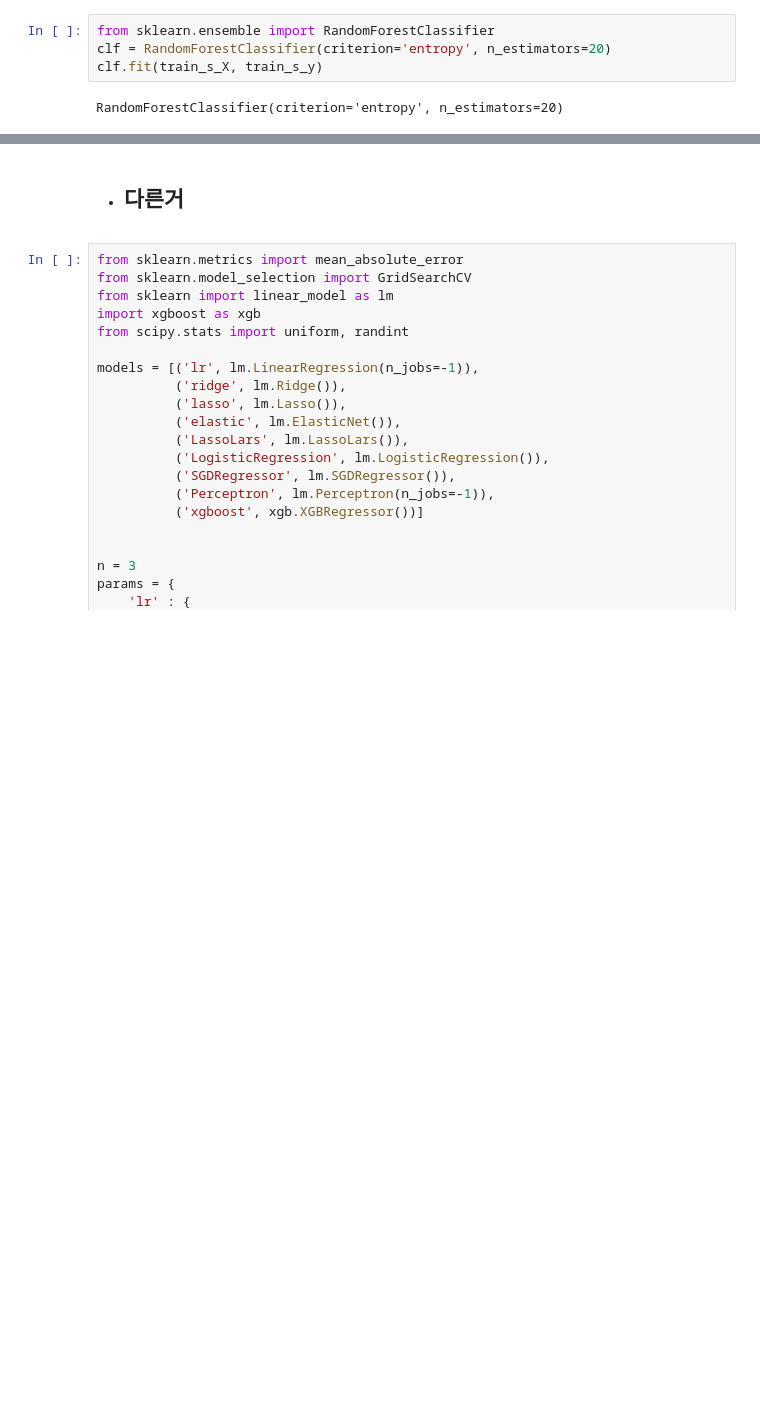
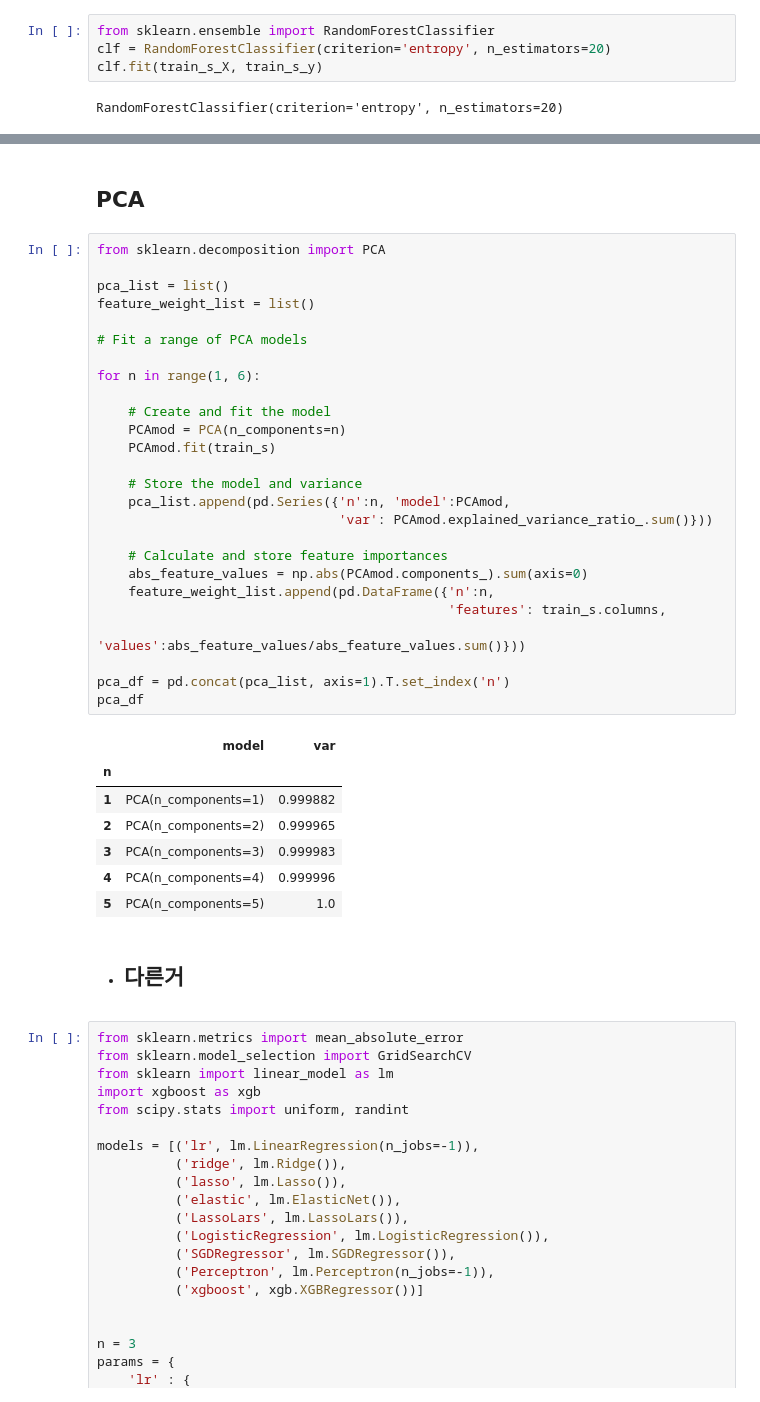
Before and after one commit to MJ199999/WaterPotability, a Jupyter notebook: WaterQuality.ipynb, the cells around one changed output, grey strips where cells are left out. Drawn from its saved outputs; the diff is of its cells as text; blank space fills up the shorter version.

```diff
--- a/WaterQuality.ipynb
+++ b/WaterQuality.ipynb
@@ -185,3 +207,39 @@ precision_score(test_y,grid_pred)
+# %% [markdown]
+## PCA
+# %%
+from sklearn.decomposition import PCA
+
+pca_list = list()
+feature_weight_list = list()
+
+# Fit a range of PCA models
+
+for n in range(1, 6):
+
+    # Create and fit the model
+    PCAmod = PCA(n_components=n)
+    PCAmod.fit(train_s)
+
+    # Store the model and variance
+    pca_list.append(pd.Series({'n':n, 'model':PCAmod,
+                               'var': PCAmod.explained_variance_ratio_.sum()}))
+
+    # Calculate and store feature importances
+    abs_feature_values = np.abs(PCAmod.components_).sum(axis=0)
+    feature_weight_list.append(pd.DataFrame({'n':n,
+                                             'features': train_s.columns,
+                                             'values':abs_feature_values/abs_feature_values.sum()}))
+
+pca_df = pd.concat(pca_list, axis=1).T.set_index('n')
+pca_df
+# %% [output]
+|  | model | var |
+| n |  |  |
+| 1 | PCA(n_components=1) | 0.999882 |
+| 2 | PCA(n_components=2) | 0.999965 |
+| 3 | PCA(n_components=3) | 0.999983 |
+| 4 | PCA(n_components=4) | 0.999996 |
+| 5 | PCA(n_components=5) | 1.0 |
 # %% [markdown]
 * ## 다른거
 # %%
```
Also changed, not shown: parts of 12 cells of this notebook.
